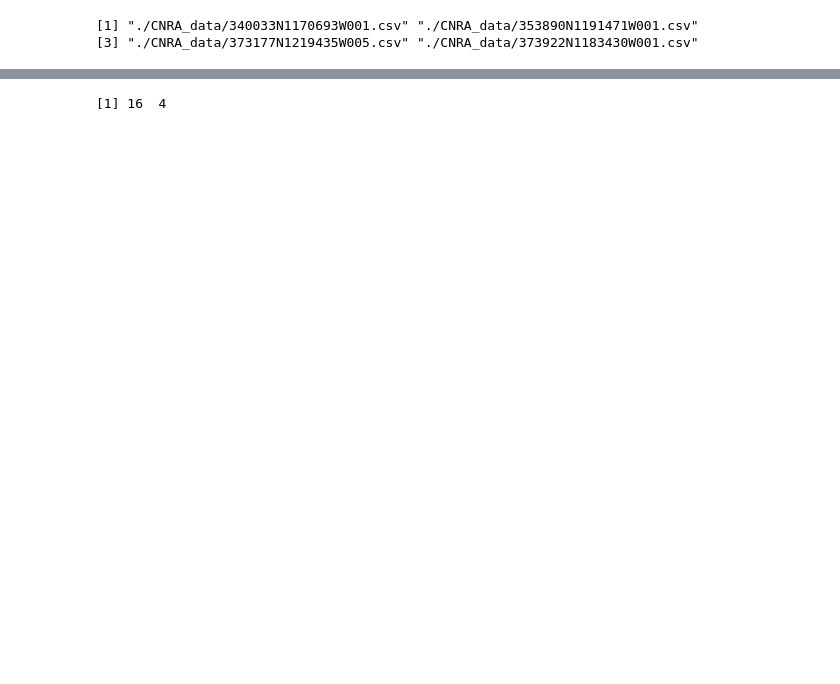
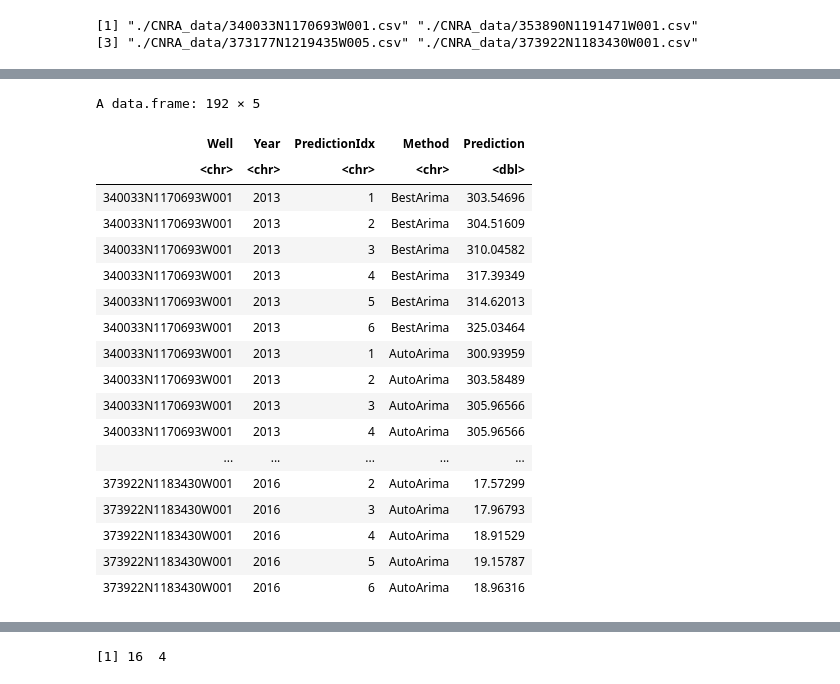
Before and after one commit to eddie-a-salinas/CA-Hydrology-W210-SP2022, a Jupyter notebook: CNRA_work_R.ipynb, the cells around one changed output, grey strips where cells are left out. Drawn from its saved outputs; the diff is of its cells as text; code cells hidden in the pictures; blank space fills up the shorter version.

```diff
--- a/CNRA_work_R.ipynb
+++ b/CNRA_work_R.ipynb
@@ -249,0 +305,24 @@ Warning message in if (prediction_auto_arima == 0) {:
+# %%
+colnames(predictions_df)=c("Well","Year","PredictionIdx","Method","Prediction")
+predictions_df$Prediction=as.numeric(predictions_df$Prediction)
+predictions_df
+# %% [output]
+A data.frame: 192 × 5
+| Well | Year | PredictionIdx | Method | Prediction |
+| <chr> | <chr> | <chr> | <chr> | <dbl> |
+| 340033N1170693W001 | 2013 | 1 | BestArima | 303.54696 |
+| 340033N1170693W001 | 2013 | 2 | BestArima | 304.51609 |
+| 340033N1170693W001 | 2013 | 3 | BestArima | 310.04582 |
+| 340033N1170693W001 | 2013 | 4 | BestArima | 317.39349 |
+| 340033N1170693W001 | 2013 | 5 | BestArima | 314.62013 |
+| 340033N1170693W001 | 2013 | 6 | BestArima | 325.03464 |
+| 340033N1170693W001 | 2013 | 1 | AutoArima | 300.93959 |
+| 340033N1170693W001 | 2013 | 2 | AutoArima | 303.58489 |
+| 340033N1170693W001 | 2013 | 3 | AutoArima | 305.96566 |
+| 340033N1170693W001 | 2013 | 4 | AutoArima | 305.96566 |
+| ... | ... | ... | ... | ... |
+| 373922N1183430W001 | 2016 | 2 | AutoArima | 17.57299 |
+| 373922N1183430W001 | 2016 | 3 | AutoArima | 17.96793 |
+| 373922N1183430W001 | 2016 | 4 | AutoArima | 18.91529 |
+| 373922N1183430W001 | 2016 | 5 | AutoArima | 19.15787 |
+| 373922N1183430W001 | 2016 | 6 | AutoArima | 18.96316 |
```
Also changed, not shown: parts of 16 cells of this notebook.
